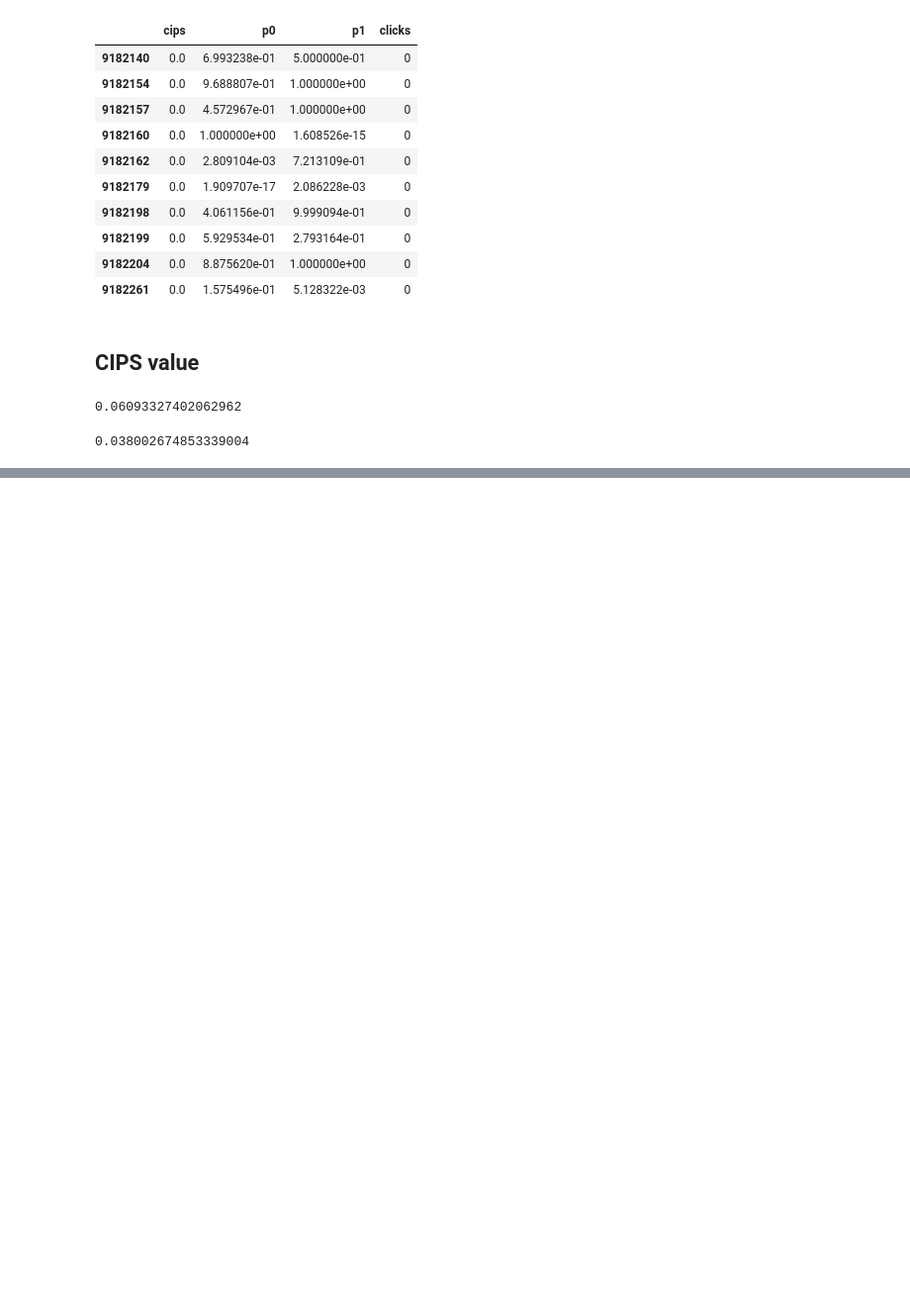
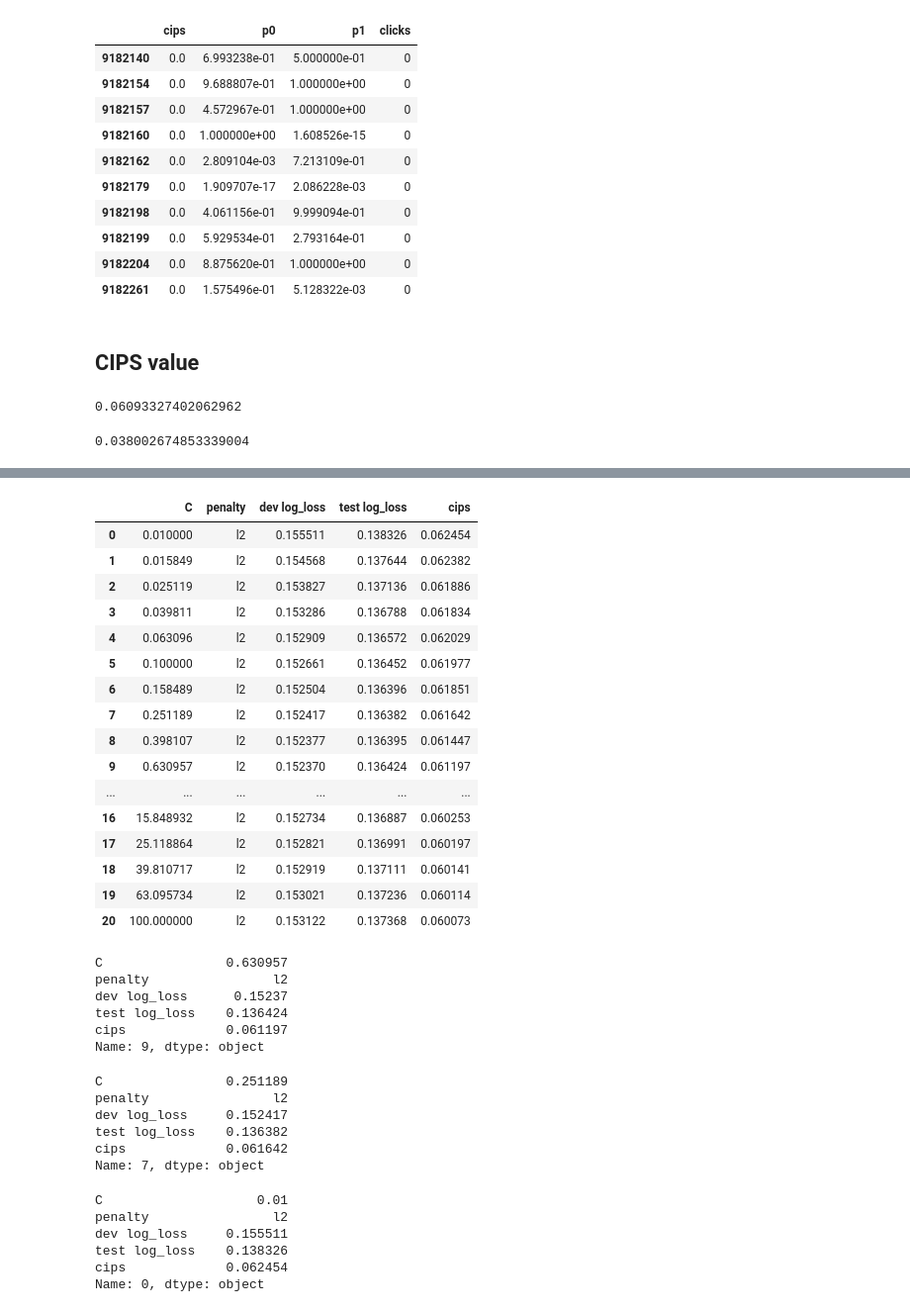
Before and after one commit to sergeyivanovgit/Recsys-course-homework, a Jupyter notebook: polievits.a/hw4/polievits_a.ipynb, the cells around one changed output, grey strips where cells are left out. Shown at 99% size. Cells and saved outputs as stored; diff of their text form; code cells hidden in the pictures; blank space fills up the shorter version.

```diff
--- a/polievits.a/hw4/polievits_a.ipynb
+++ b/polievits.a/hw4/polievits_a.ipynb
@@ -670,0 +703,3 @@ filtered_test[good_indices].clicks.mean()
+# %%
+coefs = np.logspace(-2, 2, num=21)
+coefs
@@ -670,0 +713,22 @@ filtered_test[good_indices].clicks.mean()
+# %%
+%%time
+
+all_metrics = []
+for C in coefs:
+    for penalty in ['l2']:
+        current_model = linear_model.LogisticRegression(penalty=penalty, solver='liblinear', C=C)
+
+        current_model.fit(X_train[shuffled_train_idxs[:2000000]], train.clicks.to_numpy()[shuffled_train_idxs[:2000000]])
+
+        X_dev = ohe.transform(dev[feature_columns].to_numpy())
+        dev_predict = current_model.predict_proba(X_dev)
+        dev_log_loss = metrics.log_loss(dev.clicks, dev_predict)
+
+        X_test = ohe.transform(test_feats[feature_columns].to_numpy())
+        test_predict = current_model.predict_proba(X_test)
+        test_log_loss = metrics.log_loss(test.clicks, test_predict)
+
+        cips = calc_cips(current_model)
+
+        all_metrics.append((C, penalty, dev_log_loss, test_log_loss, cips))
+        print(f"C={C}, penalty={penalty} done")
@@ -670,0 +753,48 @@ filtered_test[good_indices].clicks.mean()
+# %%
+table = pd.DataFrame(all_metrics, columns=['C', 'penalty', 'dev log_loss', 'test log_loss', 'cips'])
+table
+# %% [output]
+|  | C | penalty | dev log_loss | test log_loss | cips |
+| 0 | 0.010000 | l2 | 0.155511 | 0.138326 | 0.062454 |
+| 1 | 0.015849 | l2 | 0.154568 | 0.137644 | 0.062382 |
+| 2 | 0.025119 | l2 | 0.153827 | 0.137136 | 0.061886 |
+| 3 | 0.039811 | l2 | 0.153286 | 0.136788 | 0.061834 |
+| 4 | 0.063096 | l2 | 0.152909 | 0.136572 | 0.062029 |
+| 5 | 0.100000 | l2 | 0.152661 | 0.136452 | 0.061977 |
+| 6 | 0.158489 | l2 | 0.152504 | 0.136396 | 0.061851 |
+| 7 | 0.251189 | l2 | 0.152417 | 0.136382 | 0.061642 |
+| 8 | 0.398107 | l2 | 0.152377 | 0.136395 | 0.061447 |
+| 9 | 0.630957 | l2 | 0.152370 | 0.136424 | 0.061197 |
+| ... | ... | ... | ... | ... | ... |
+| 16 | 15.848932 | l2 | 0.152734 | 0.136887 | 0.060253 |
+| 17 | 25.118864 | l2 | 0.152821 | 0.136991 | 0.060197 |
+| 18 | 39.810717 | l2 | 0.152919 | 0.137111 | 0.060141 |
+| 19 | 63.095734 | l2 | 0.153021 | 0.137236 | 0.060114 |
+| 20 | 100.000000 | l2 | 0.153122 | 0.137368 | 0.060073 |
+# %%
+table.iloc[table['dev log_loss'].argmin()]
+# %% [output]
+C                0.630957
+penalty                l2
+dev log_loss      0.15237
+test log_loss    0.136424
+cips             0.061197
+Name: 9, dtype: object
+# %%
+table.iloc[table['test log_loss'].argmin()]
+# %% [output]
+C                0.251189
+penalty                l2
+dev log_loss     0.152417
+test log_loss    0.136382
+cips             0.061642
+Name: 7, dtype: object
+# %%
+table.iloc[table['cips'].argmax()]
+# %% [output]
+C                    0.01
+penalty                l2
+dev log_loss     0.155511
+test log_loss    0.138326
+cips             0.062454
+Name: 0, dtype: object
```
Also changed, not shown: parts of 10 cells of this notebook.
